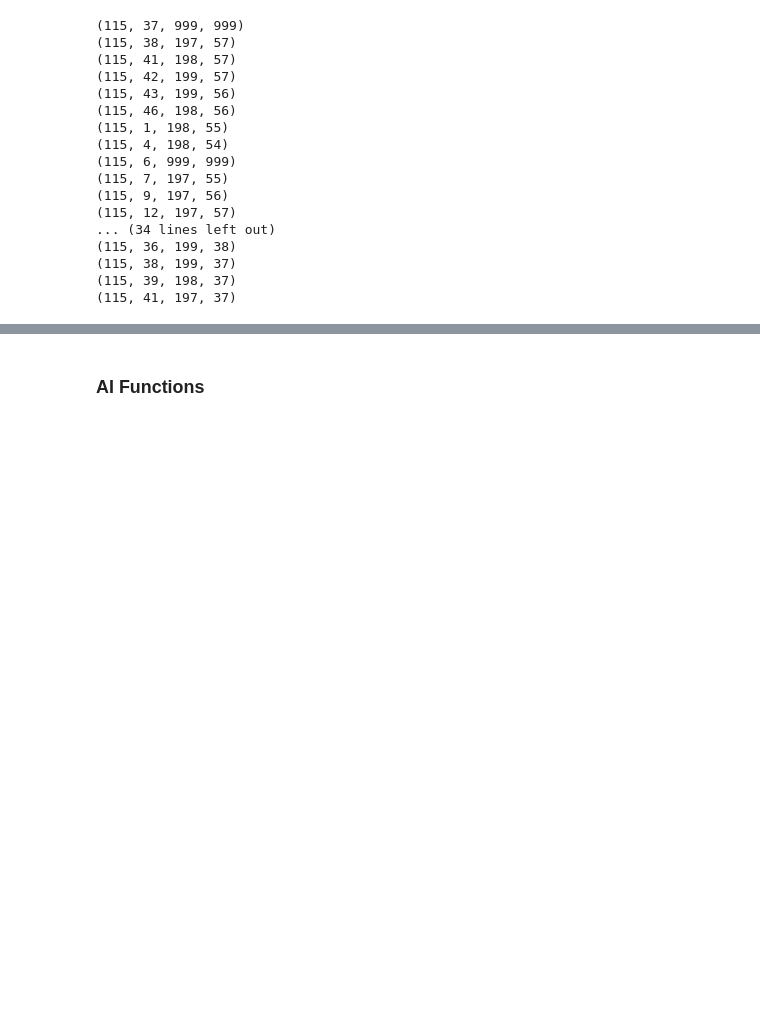
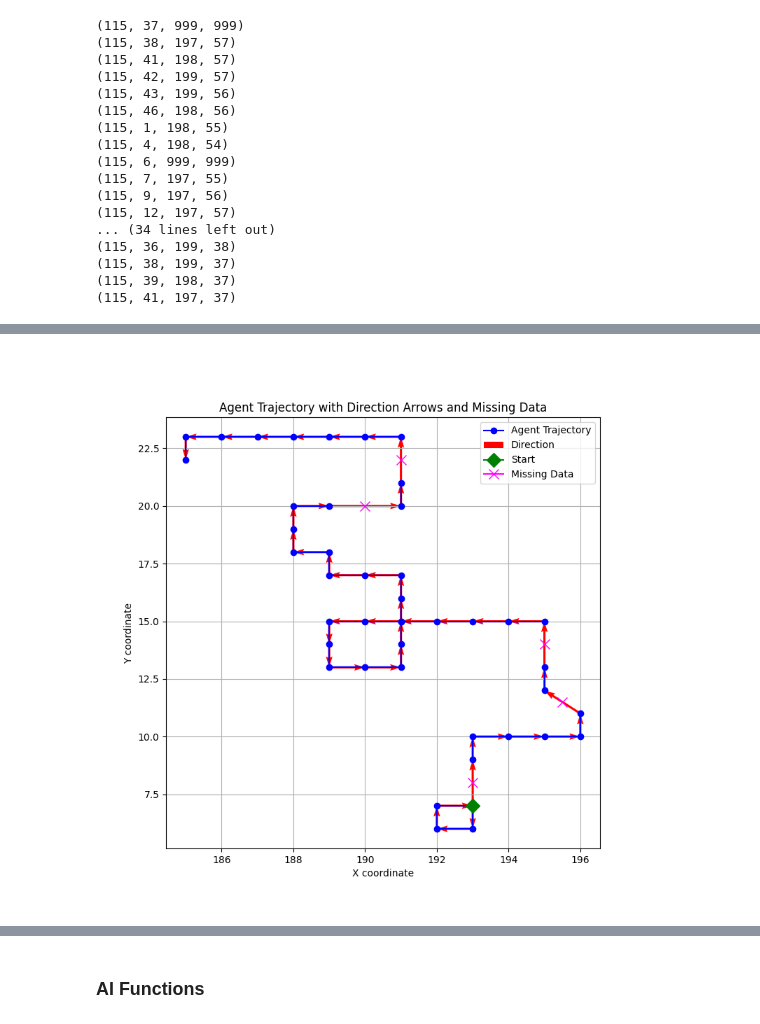
Before and after one commit to srmchem/Building-Business-Ready-Generative-AI-Systems, a Jupyter notebook: Chapter07/GenAISys_DeepSeek.ipynb, the cells around one changed output, grey strips where cells are left out. Cells and saved outputs as stored; diff of their text form; code cells hidden in the pictures; blank space fills up the shorter version.

```diff
--- a/Chapter07/GenAISys_DeepSeek.ipynb
+++ b/Chapter07/GenAISys_DeepSeek.ipynb
@@ -719,3 +720,12 @@ plt.show()
+# %%
+import os
+from PIL import Image as PILImage
+if os.path.exists("/content/mobility.png"):
+      # Open the image using PIL
+      original_image = PILImage.open("/content/mobility.png")
+      display(original_image)
+# %% [output]
+[figure, added]
 # %%
 # Print each trajectory point on its own line.
 for day, timeslot, x, y in trajectory:
```
Also changed, not shown: parts of 3 cells of this notebook.
